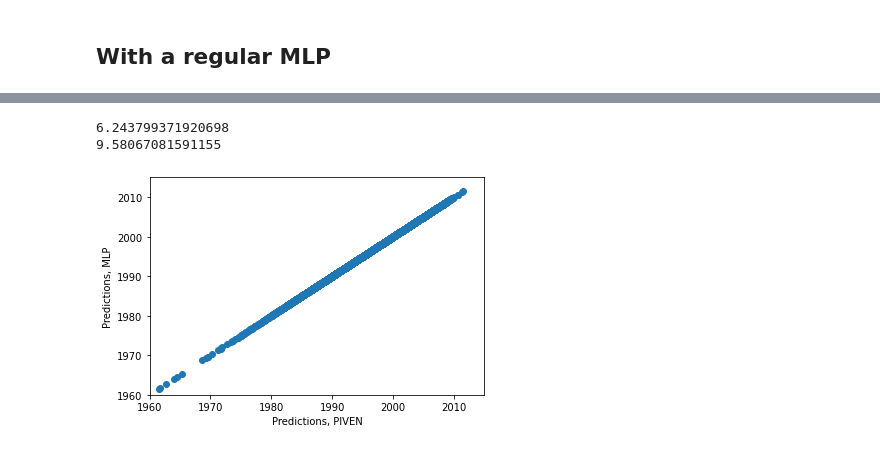
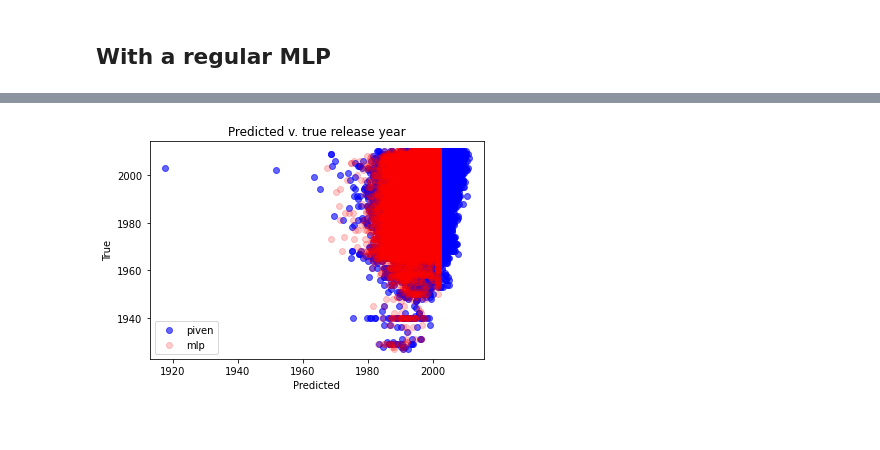
Before and after one commit to godatadriven/piven, a Jupyter notebook: notebooks/year_prediction_msd.ipynb, the cells around one changed output, grey strips where cells are left out. Saved outputs shown, nothing was run; the diff lists cells and outputs as text; code cells hidden in the pictures.

Commit message:
feat: update yearMSD analysis

```diff
--- a/notebooks/year_prediction_msd.ipynb
+++ b/notebooks/year_prediction_msd.ipynb
@@ -296,15 +300,10 @@ plt.show()
-# %%
-print(mae(test_y, ypred_mlp))
-print(np.sqrt(mse(test_y, ypred_mlp)))
-# %% [output]
-6.243799371920698
-9.58067081591155
-# %%
-plt.scatter(ypred, ypred_mlp)
-plt.xlim(1960, 2015)
-plt.ylim(1960, 2015)
-plt.xlabel("Predictions, PIVEN")
-plt.ylabel("Predictions, MLP")
-plt.show()
-# %% [output]
-[figure, removed]
+# %%
+plt.scatter(ypred, test_y, c="b", alpha=0.6, label="piven")
+plt.scatter(ypred_mlp, test_y, c="r", alpha=0.2, label="mlp")
+plt.xlabel("Predicted")
+plt.ylabel("True")
+plt.legend()
+plt.title("Predicted v. true release year")
+plt.show()
+# %% [output]
+[figure, added]
```
Also changed, not shown: parts of 16 cells of this notebook.
